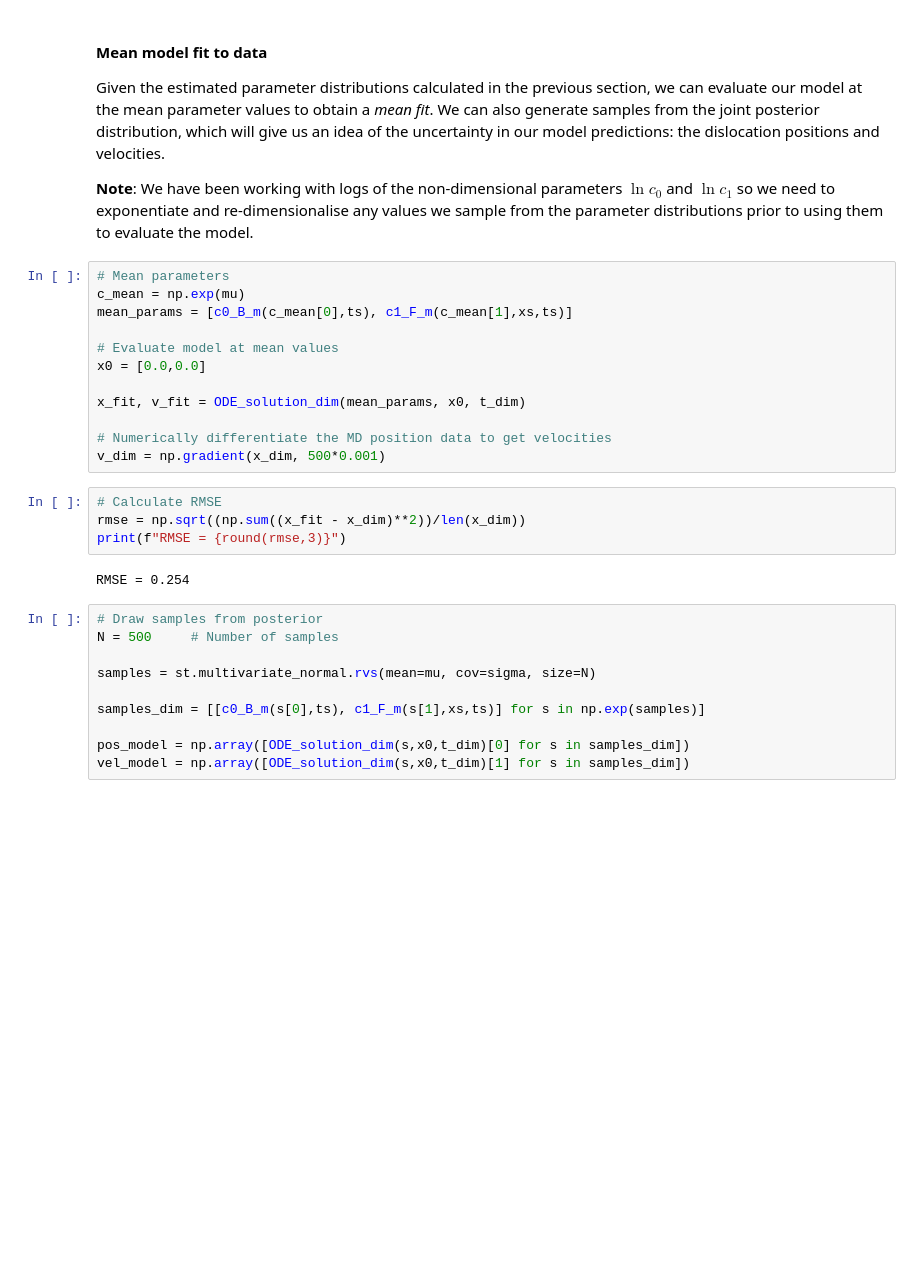
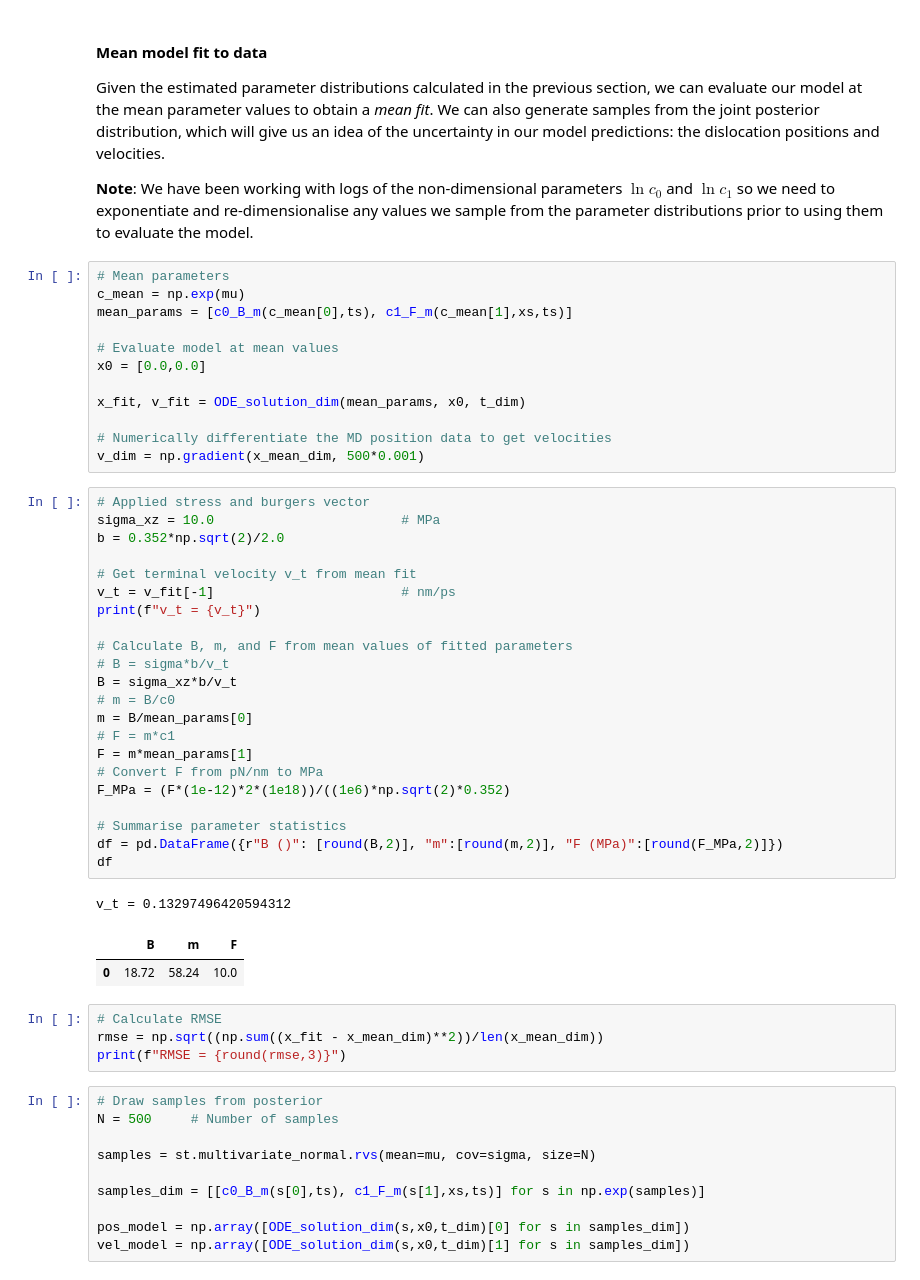
Before and after one commit to geraldineanis/DislocCode, a Jupyter notebook: de_mcmc/de_mc_analysis.ipynb, the cells around one changed output. Cells and saved outputs as stored; diff of their text form; blank space fills up the shorter version.

```diff
--- a/de_mcmc/de_mc_analysis.ipynb
+++ b/de_mcmc/de_mc_analysis.ipynb
@@ -123,13 +126,37 @@ x0 = [0.0,0.0]
 x_fit, v_fit = ODE_solution_dim(mean_params, x0, t_dim)
 
 # Numerically differentiate the MD position data to get velocities
-v_dim = np.gradient(x_dim, 500*0.001)
+v_dim = np.gradient(x_mean_dim, 500*0.001)
+# %%
+# Applied stress and burgers vector
+sigma_xz = 10.0                        # MPa
+b = 0.352*np.sqrt(2)/2.0
+
+# Get terminal velocity v_t from mean fit
+v_t = v_fit[-1]                        # nm/ps
+print(f"v_t = {v_t}")
+
+# Calculate B, m, and F from mean values of fitted parameters
+# B = sigma*b/v_t
+B = sigma_xz*b/v_t
+# m = B/c0
+m = B/mean_params[0]
+# F = m*c1
+F = m*mean_params[1]
+# Convert F from pN/nm to MPa
+F_MPa = (F*(1e-12)*2*(1e18))/((1e6)*np.sqrt(2)*0.352)
+
+# Summarise parameter statistics
+df = pd.DataFrame({r"B ()": [round(B,2)], "m":[round(m,2)], "F (MPa)":[round(F_MPa,2)]})
+df
+# %% [output]
+v_t = 0.13297496420594312
+|  | B | m | F |
+| 0 | 18.72 | 58.24 | 10.0 |
 # %%
 # Calculate RMSE
-rmse = np.sqrt((np.sum((x_fit - x_dim)**2))/len(x_dim))
+rmse = np.sqrt((np.sum((x_fit - x_mean_dim)**2))/len(x_mean_dim))
 print(f"RMSE = {round(rmse,3)}")
-# %% [output]
-RMSE = 0.254
 # %%
 # Draw samples from posterior
 N = 500     # Number of samples
```
Also changed, not shown: parts of 10 cells of this notebook, 8 other files.
